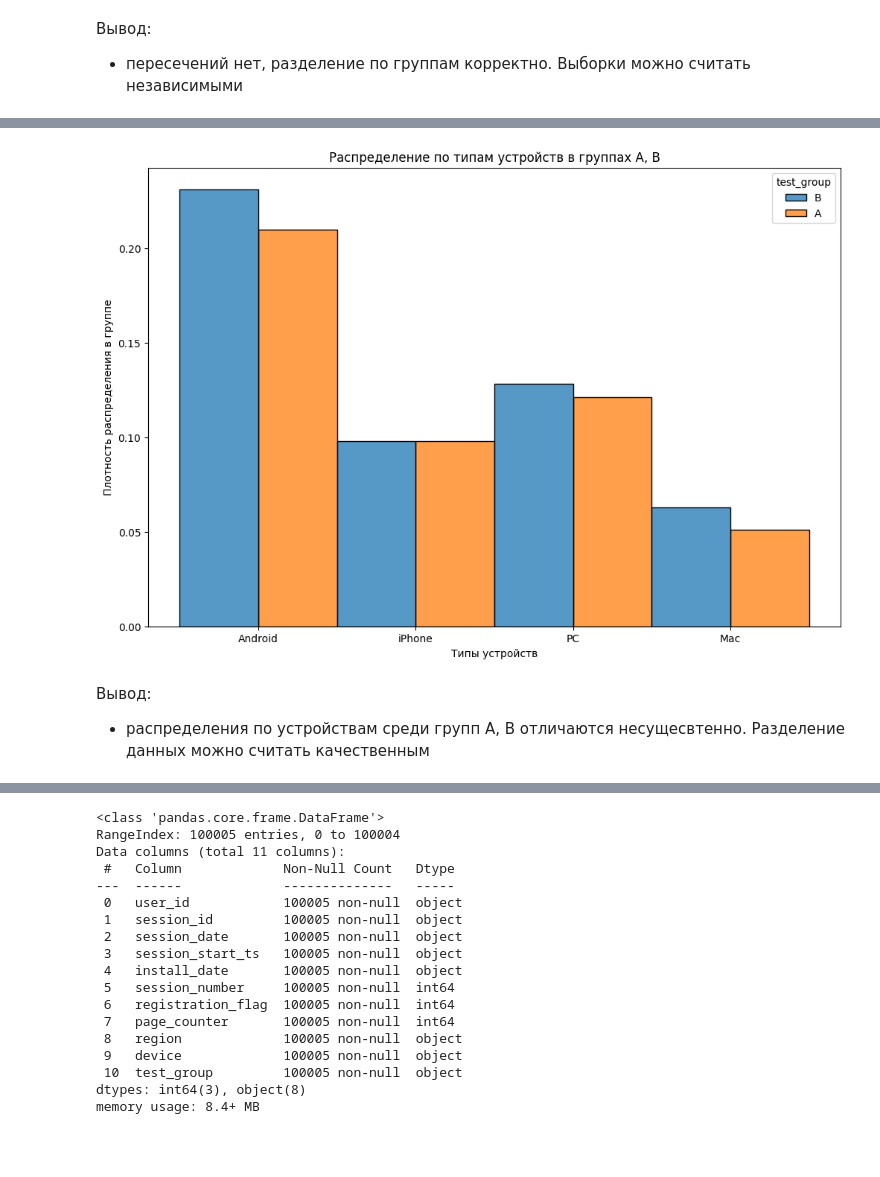
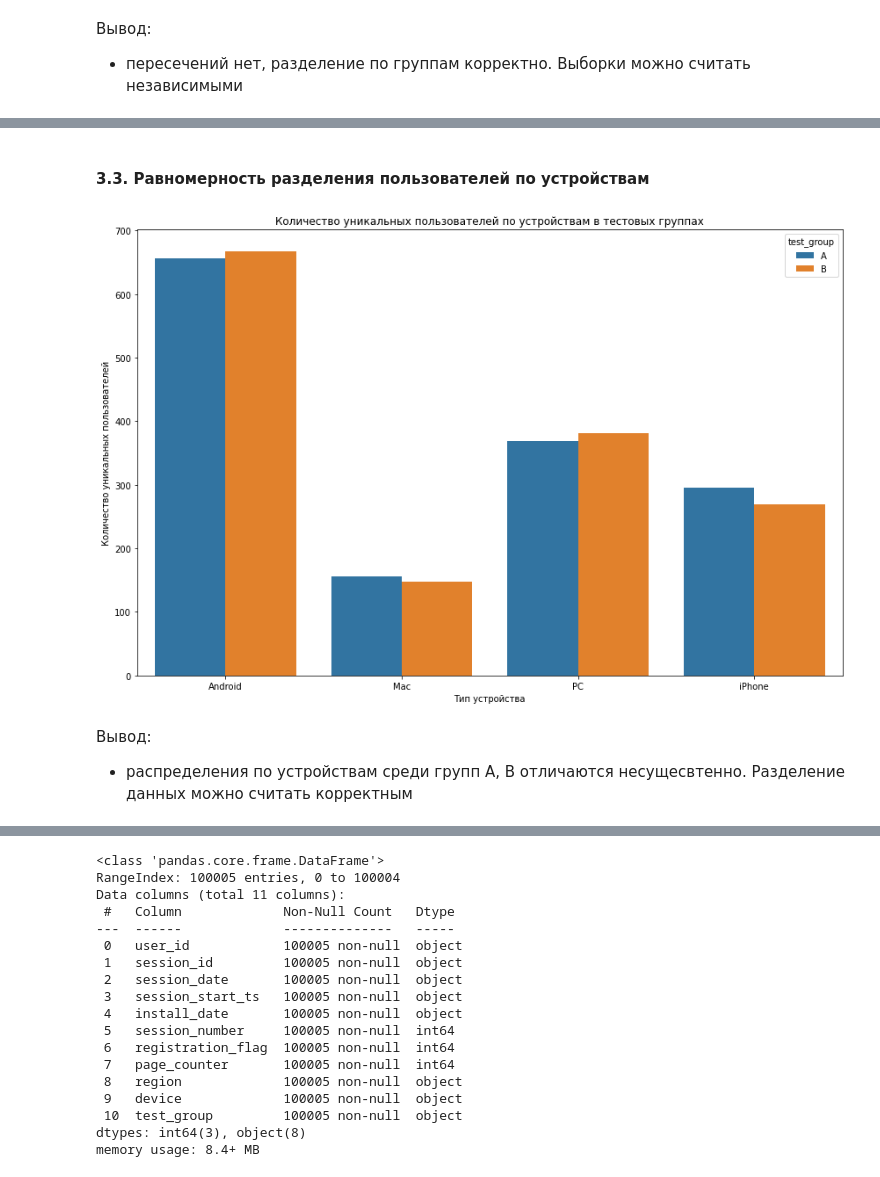
Before and after one commit to Plakhotniuk/practicum_ds, a Jupyter notebook: hypothesis_testing/advertisement_app.ipynb, the cells around one changed output, grey strips where cells are left out. Cells and saved outputs as stored; diff of their text form; code cells hidden in the pictures; blank space fills up the shorter version.

```diff
--- a/hypothesis_testing/advertisement_app.ipynb
+++ b/hypothesis_testing/advertisement_app.ipynb
@@ -415,11 +358,23 @@ set()
-# %%
-sns.histplot(data=sessions_test_part, x='device', stat='density', hue='test_group', multiple='dodge')
-plt.xlabel('Типы устройств')
-plt.ylabel('Плотность распределения в группе')
-plt.title('Распределение по типам устройств в группах A, B')
-plt.show()
-# %% [output]
-[figure, removed]
+# %% [markdown]
+#### 3.3. Равномерность разделения пользователей по устройствам
+# %%
+device_unique_users = sessions_test_part.groupby(['test_group', 'device'])['user_id'].nunique().reset_index(name='nunique_device_users')
+# %%
+ax = sns.barplot(
+    data=device_unique_users,
+    x='device',
+    y='nunique_device_users',
+    hue='test_group',
+)
+
+
+plt.title('Количество уникальных пользователей по устройствам в тестовых группах')
+plt.xlabel('Тип устройства')
+plt.ylabel('Количество уникальных пользователей')
+plt.tight_layout()
+plt.show()
+# %% [output]
+[figure, added]
 # %% [markdown]
 Вывод:
-- распределения по устройствам среди групп A, B отличаются несущесвтенно. Разделение данных можно считать качественным
+- распределения по устройствам среди групп A, B отличаются несущесвтенно. Разделение данных можно считать корректным
```
Also changed, not shown: parts of 66 cells of this notebook, 1 other file.
